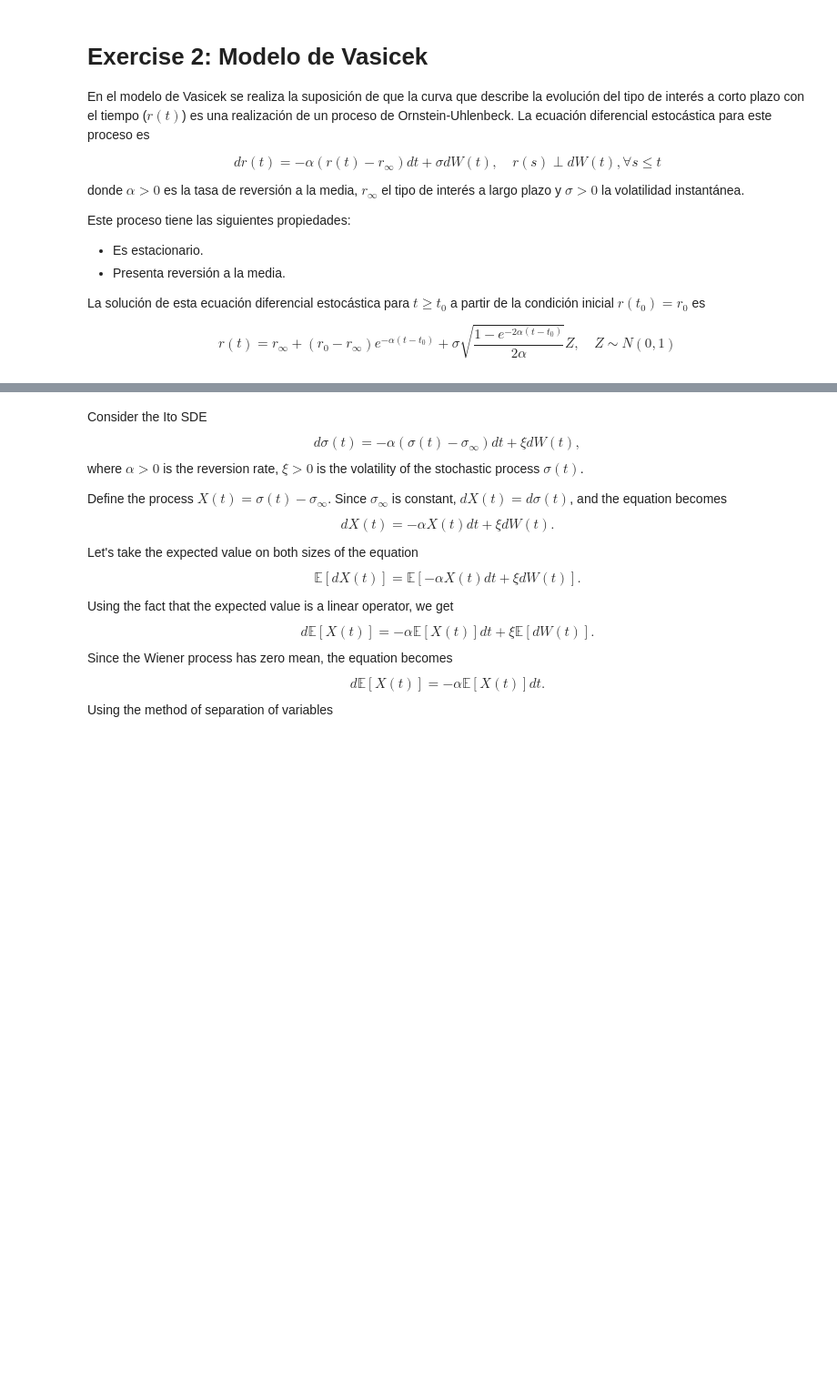
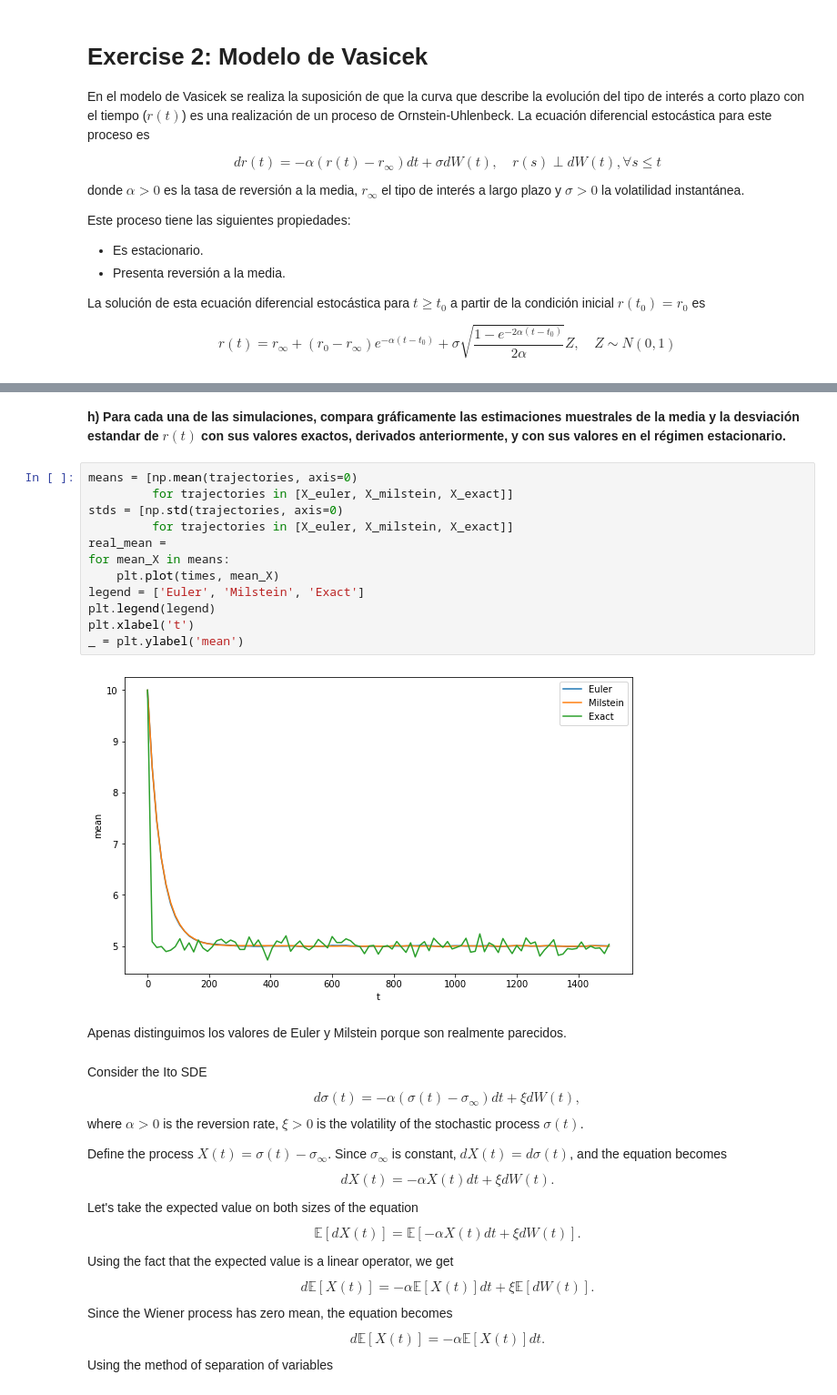
Before and after one commit to Ocete/mcd-pe-continuo, a Jupyter notebook: Examen 2021 Dreji/examen_ordinaria_PE_2021_2022.ipynb, the cells around one changed output, grey strips where cells are left out. Shown at 91% size. Cells and saved outputs as stored; diff of their text form; blank space fills up the shorter version.

```diff
--- a/Examen 2021 Dreji/examen_ordinaria_PE_2021_2022.ipynb
+++ b/Examen 2021 Dreji/examen_ordinaria_PE_2021_2022.ipynb
@@ -371,3 +522,21 @@ Por otro lado, la forma más sencilla de calcular la covarianza es utilizar la c
+# %% [markdown]
+**h) Para cada una de las simulaciones, compara gráficamente las estimaciones muestrales de la media y la desviación estandar de $r(t)$ con sus valores exactos, derivados anteriormente, y con sus valores en el régimen estacionario.**
+# %%
+means = [np.mean(trajectories, axis=0)
+         for trajectories in [X_euler, X_milstein, X_exact]]
+stds = [np.std(trajectories, axis=0)
+         for trajectories in [X_euler, X_milstein, X_exact]]
+real_mean =
+for mean_X in means:
+    plt.plot(times, mean_X)
+legend = ['Euler', 'Milstein', 'Exact']
+plt.legend(legend)
+plt.xlabel('t')
+_ = plt.ylabel('mean')
+# %% [output]
+[figure, added]
+# %% [markdown]
+Apenas distinguimos los valores de Euler y Milstein porque son realmente parecidos.
 # %% [markdown]
 Consider the Ito SDE
 $$
```
Also changed, not shown: parts of 10 cells of this notebook.
